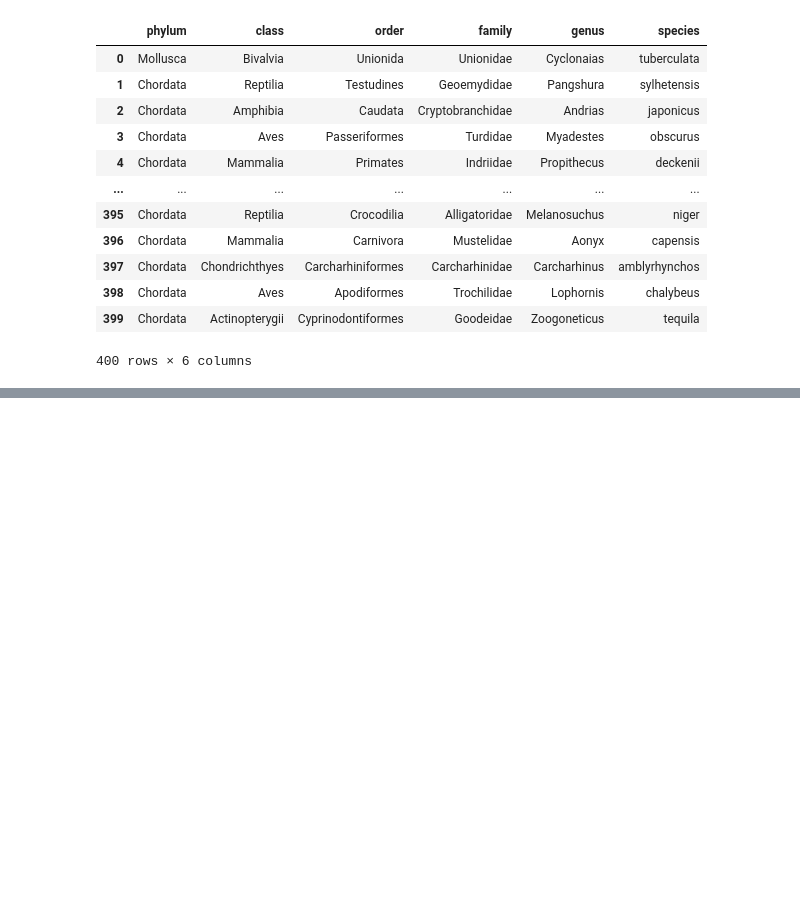
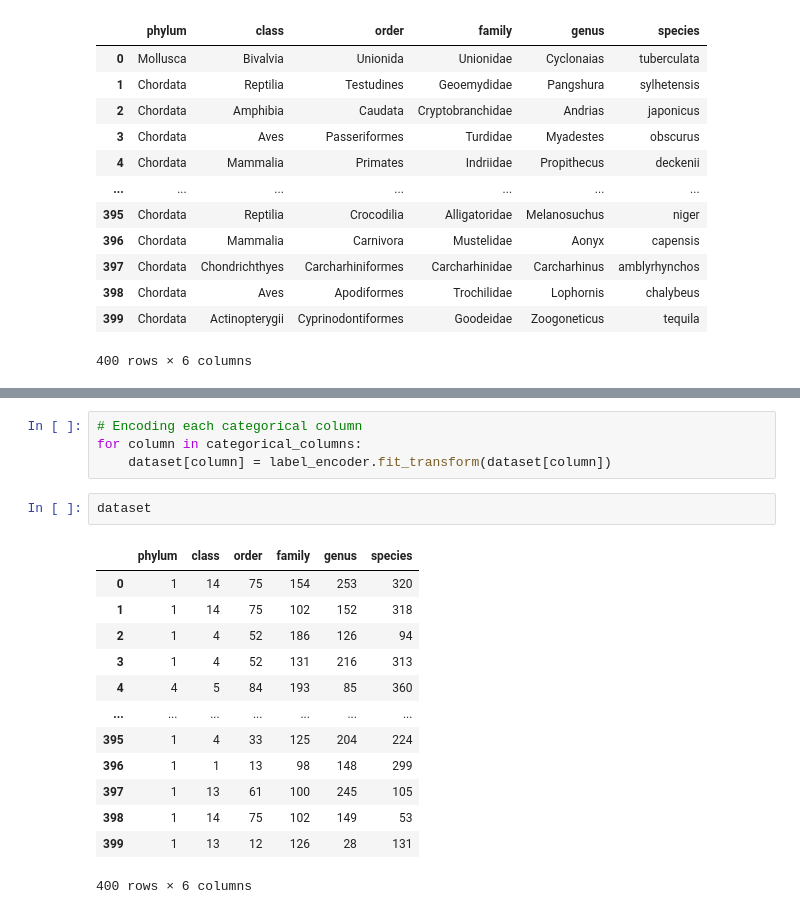
Before and after one commit to Math0202/Data-science, a Jupyter notebook: dtaProject.ipynb, the cells around one changed output, grey strips where cells are left out. Saved outputs shown, nothing was run; the diff lists cells and outputs as text; blank space fills up the shorter version.

```diff
--- a/dtaProject.ipynb
+++ b/dtaProject.ipynb
@@ -141,0 +151,20 @@ dataset.tail(10)
+# %%
+# Encoding each categorical column
+for column in categorical_columns:
+    dataset[column] = label_encoder.fit_transform(dataset[column])
+# %%
+dataset
+# %% [output]
+|  | phylum | class | order | family | genus | species |
+| 0 | 1 | 14 | 75 | 154 | 253 | 320 |
+| 1 | 1 | 14 | 75 | 102 | 152 | 318 |
+| 2 | 1 | 4 | 52 | 186 | 126 | 94 |
+| 3 | 1 | 4 | 52 | 131 | 216 | 313 |
+| 4 | 4 | 5 | 84 | 193 | 85 | 360 |
+| ... | ... | ... | ... | ... | ... | ... |
+| 395 | 1 | 4 | 33 | 125 | 204 | 224 |
+| 396 | 1 | 1 | 13 | 98 | 148 | 299 |
+| 397 | 1 | 13 | 61 | 100 | 245 | 105 |
+| 398 | 1 | 14 | 75 | 102 | 149 | 53 |
+| 399 | 1 | 13 | 12 | 126 | 28 | 131 |
+400 rows × 6 columns
```
Also changed, not shown: parts of 7 cells of this notebook.
